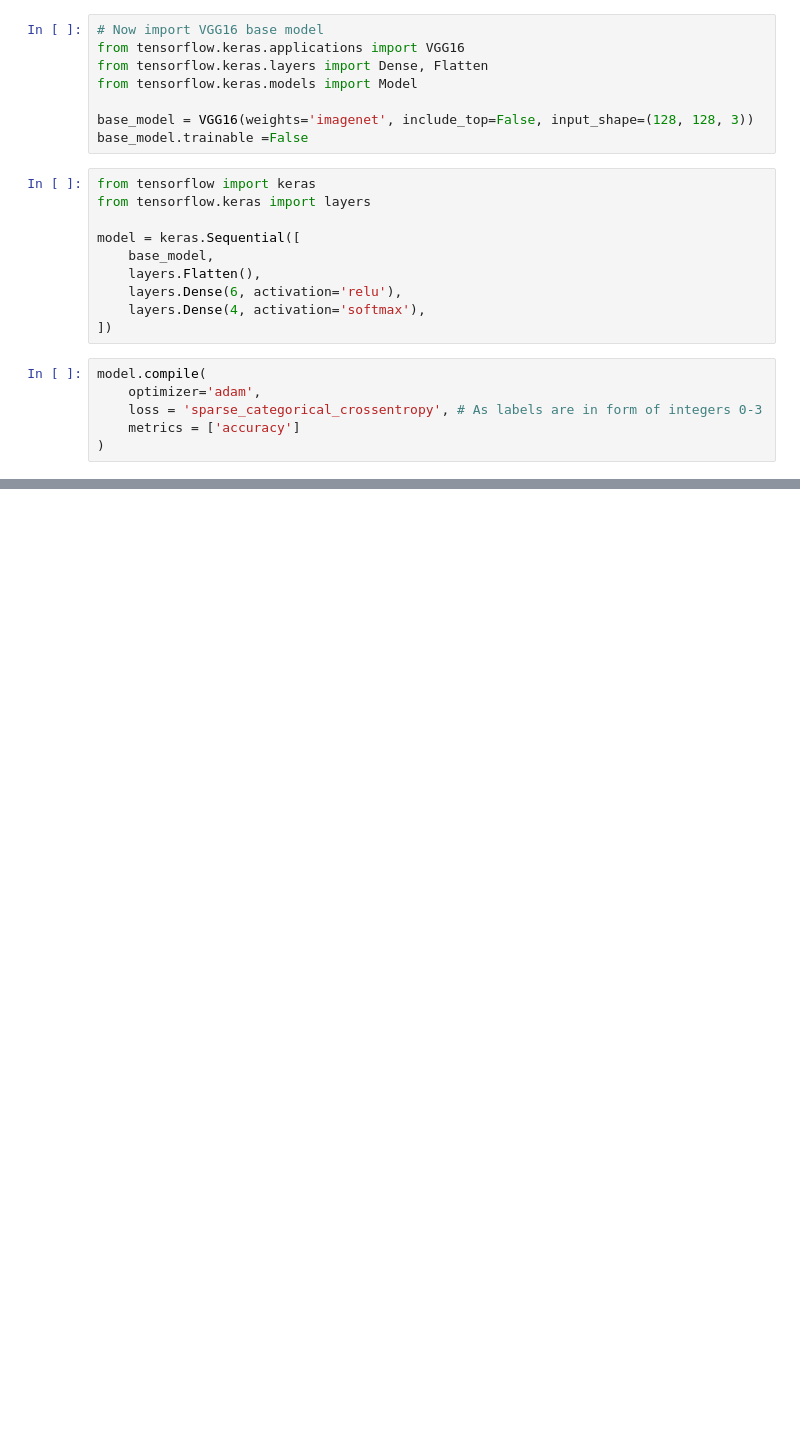
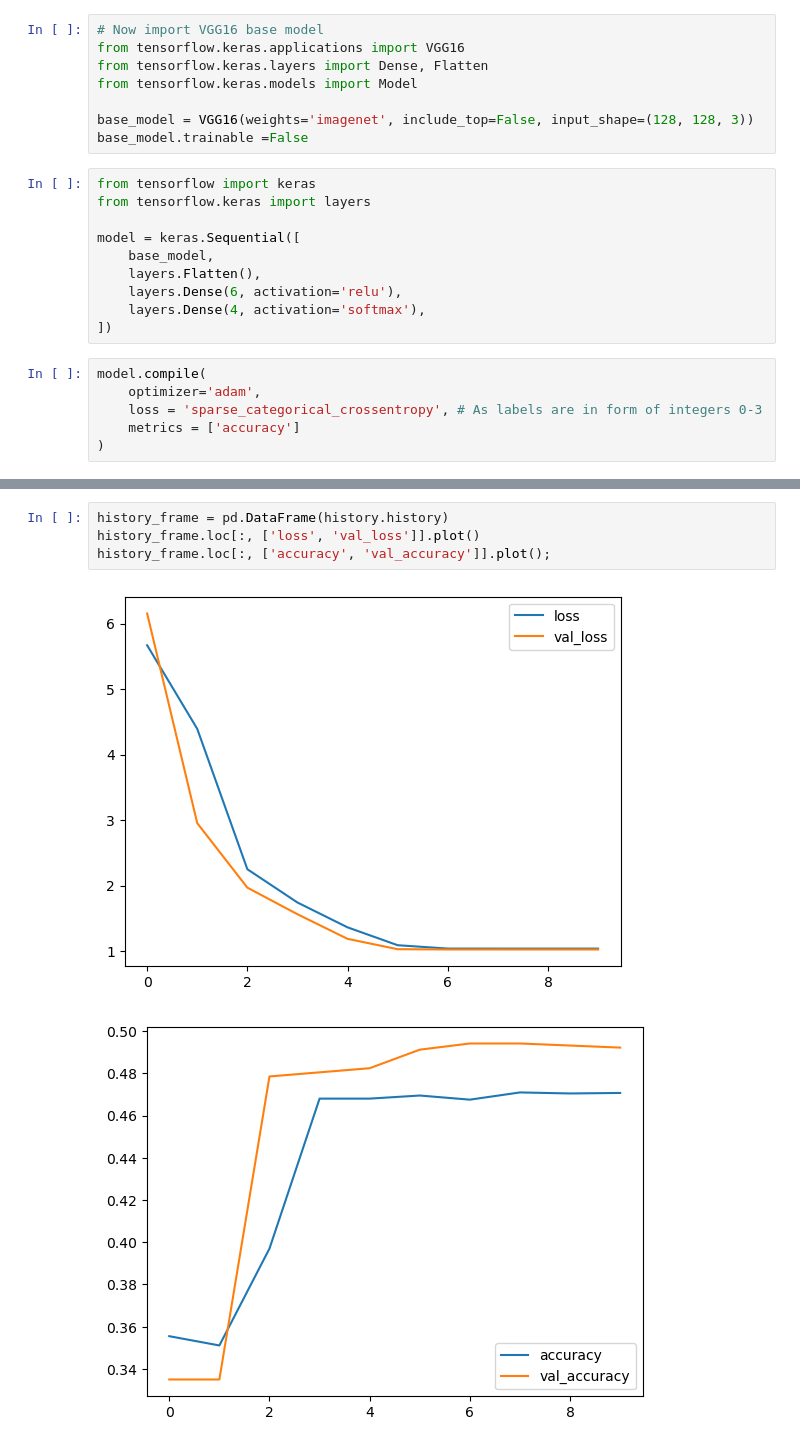
Before and after one commit to nico-policzer/predict_alzheimers_from_mri, a Jupyter notebook: data_analysis.ipynb, the cells around one changed output, grey strips where cells are left out. Cells and saved outputs as stored; diff of their text form; blank space fills up the shorter version.

```diff
--- a/data_analysis.ipynb
+++ b/data_analysis.ipynb
@@ -196,0 +117,7 @@ Epoch 8/10
+# %%
+history_frame = pd.DataFrame(history.history)
+history_frame.loc[:, ['loss', 'val_loss']].plot()
+history_frame.loc[:, ['accuracy', 'val_accuracy']].plot();
+# %% [output]
+[figure, added]
+[figure, added]
```
Also changed, not shown: parts of 3 cells of this notebook, 1 other file.
